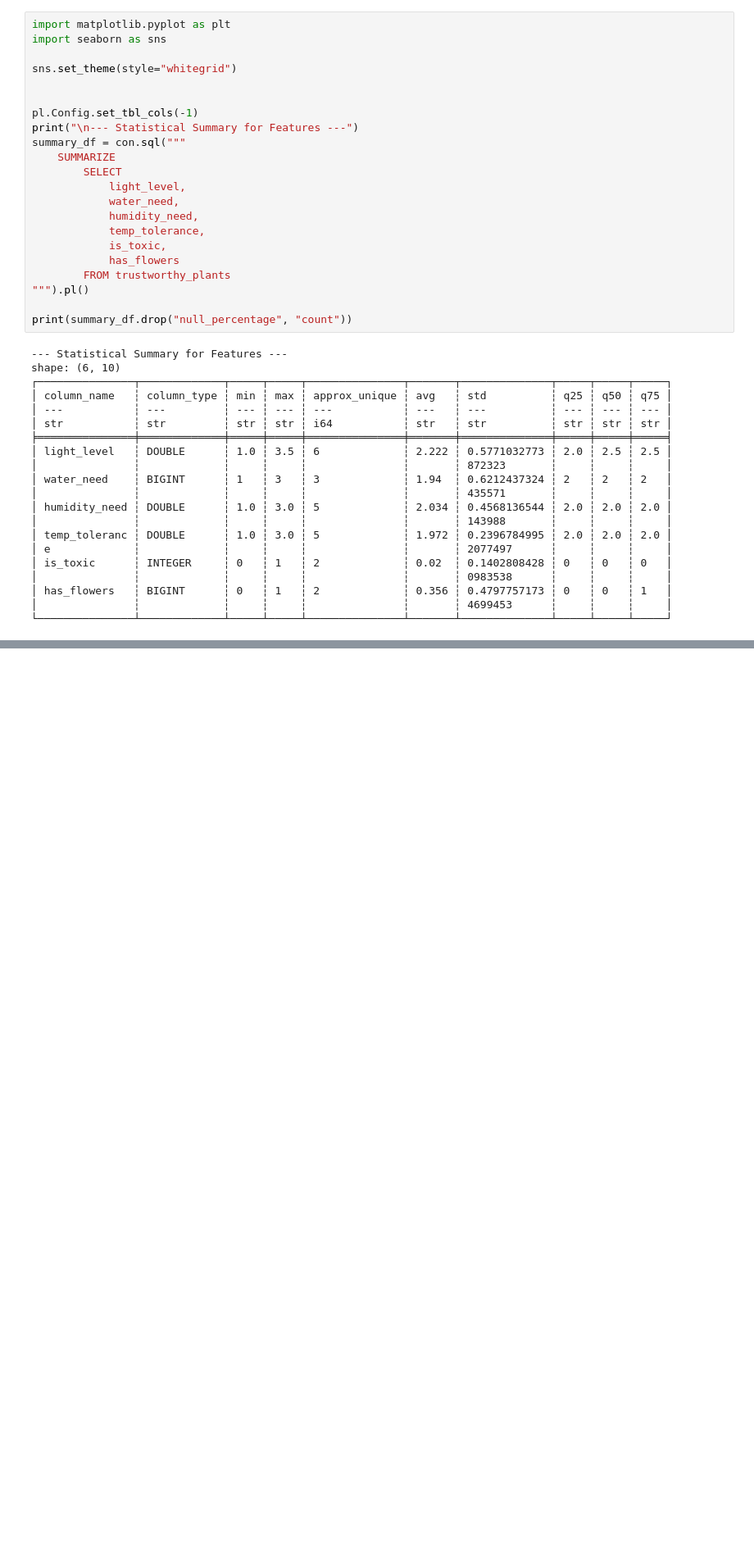
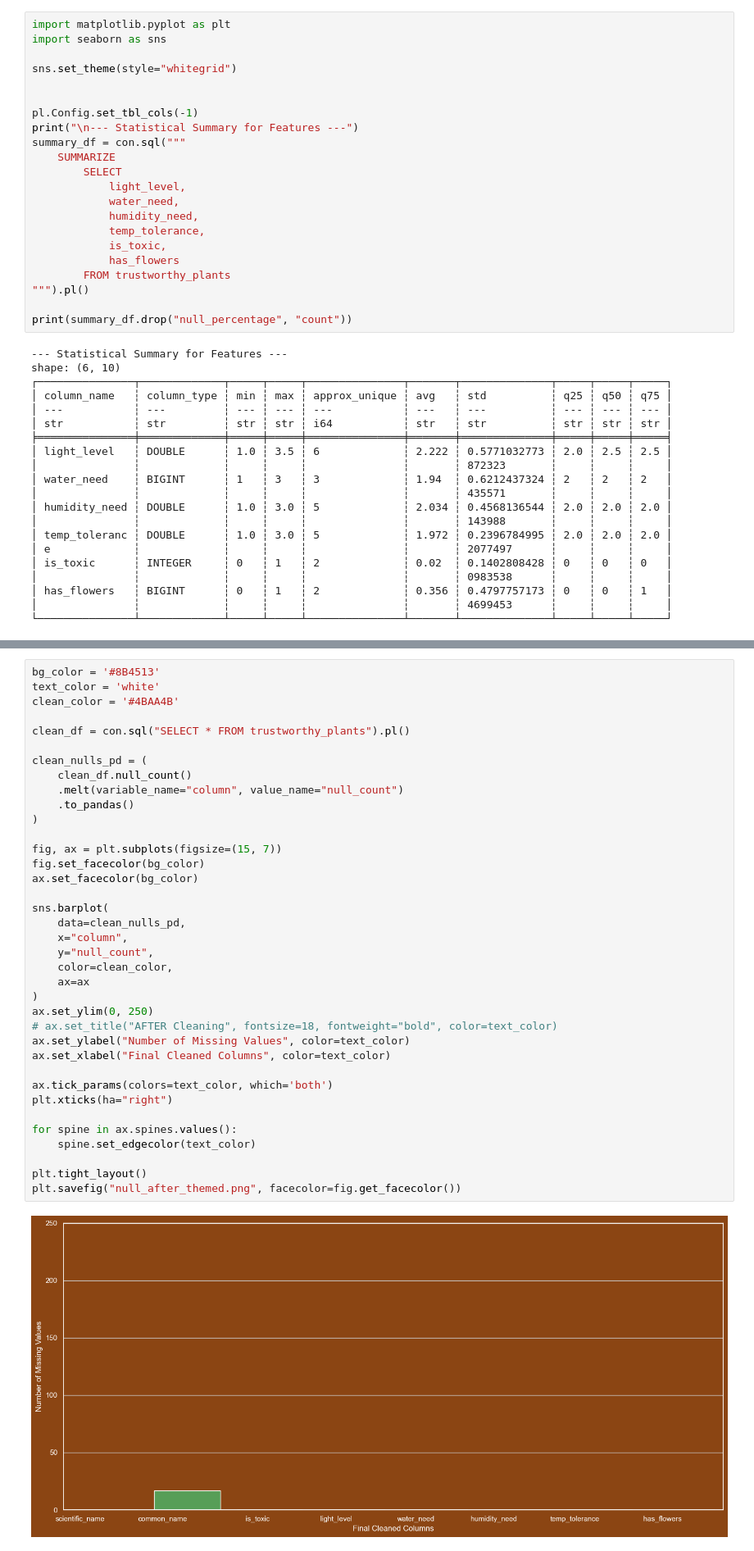
Before and after one commit to Mcray3000/Plant-Reccomender, a Jupyter notebook: eda/eda.ipynb, the cells around one changed output, grey strips where cells are left out. Shown at 82% size. Drawn from its saved outputs; the diff is of its cells as text; blank space fills up the shorter version.

```diff
--- a/eda/eda.ipynb
+++ b/eda/eda.ipynb
@@ -481,0 +541,39 @@ Saved boxplot_themed.png
+# %%
+bg_color = '#8B4513'
+text_color = 'white'
+clean_color = '#4BAA4B'
+
+clean_df = con.sql("SELECT * FROM trustworthy_plants").pl()
+
+clean_nulls_pd = (
+    clean_df.null_count()
+    .melt(variable_name="column", value_name="null_count")
+    .to_pandas()
+)
+
+fig, ax = plt.subplots(figsize=(15, 7))
+fig.set_facecolor(bg_color)
+ax.set_facecolor(bg_color)
+
+sns.barplot(
+    data=clean_nulls_pd,
+    x="column",
+    y="null_count",
+    color=clean_color,
+    ax=ax
+)
+ax.set_ylim(0, 250)
+# ax.set_title("AFTER Cleaning", fontsize=18, fontweight="bold", color=text_color)
+ax.set_ylabel("Number of Missing Values", color=text_color)
+ax.set_xlabel("Final Cleaned Columns", color=text_color)
+
+ax.tick_params(colors=text_color, which='both')
+plt.xticks(ha="right")
+
+for spine in ax.spines.values():
+    spine.set_edgecolor(text_color)
+
+plt.tight_layout()
+plt.savefig("null_after_themed.png", facecolor=fig.get_facecolor())
+# %% [output]
+[figure, added]
```
Also changed, not shown: parts of 8 cells of this notebook.
